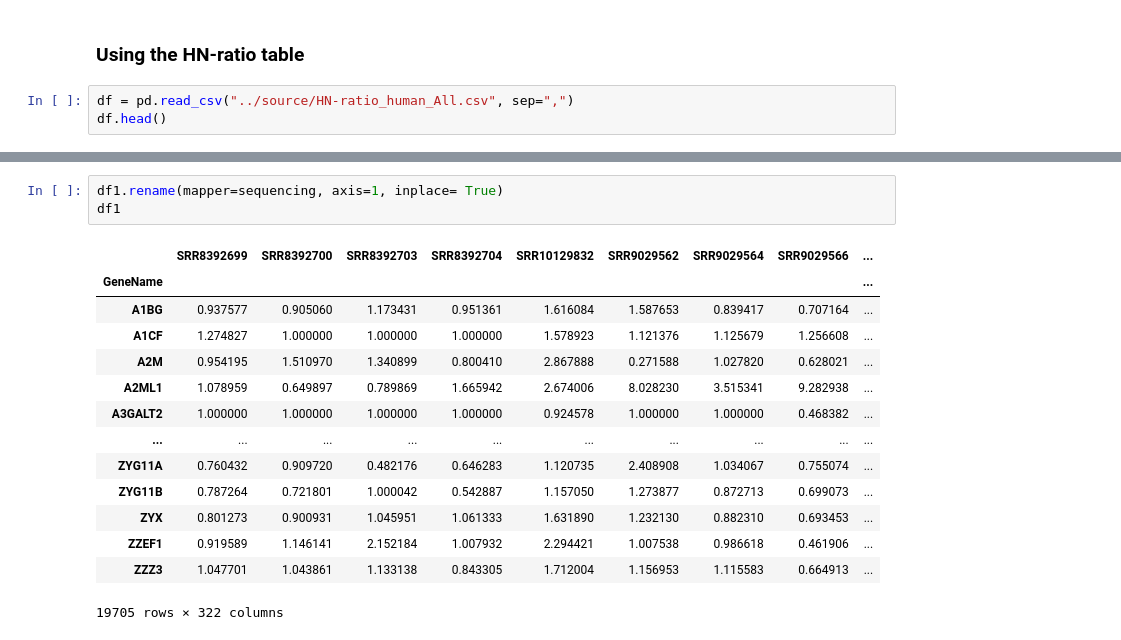
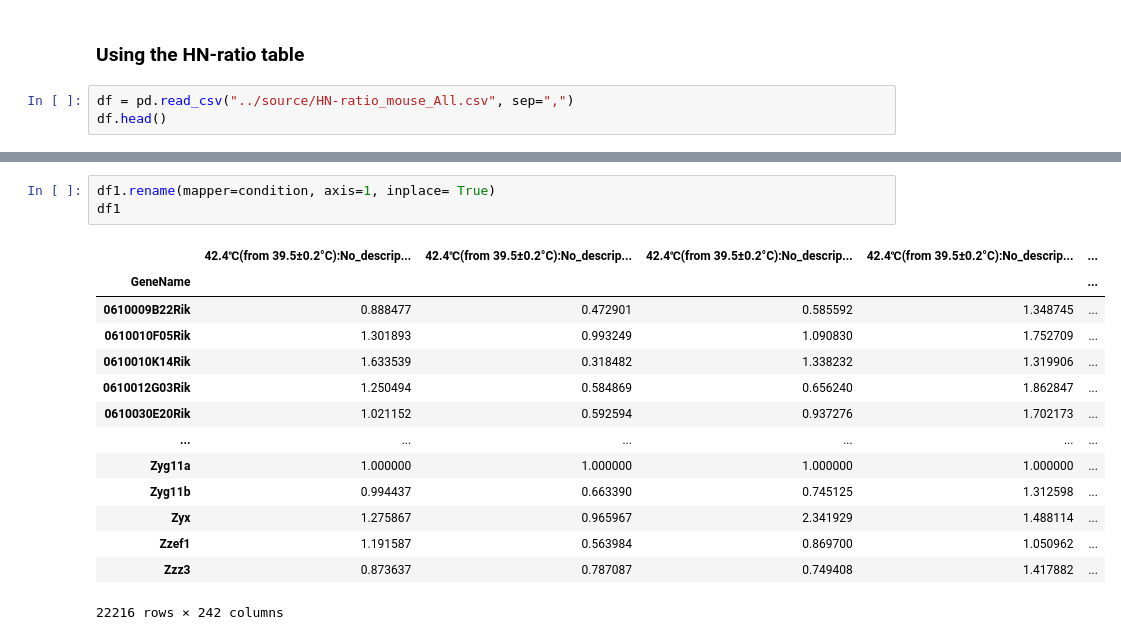
Before and after one commit to yonesora56/HS_code, a Jupyter notebook: 3_stacked_bar_graph/C_condition/HNscore_HN5_condition_type_mouse.ipynb, the cells around one changed output, grey strips where cells are left out. Cells and saved outputs as stored; diff of their text form.

```diff
--- a/3_stacked_bar_graph/C_condition/HNscore_HN5_condition_type_mouse.ipynb
+++ b/3_stacked_bar_graph/C_condition/HNscore_HN5_condition_type_mouse.ipynb
@@ -11,6 +11,6 @@ plt.style.use('ggplot')
 # %% [markdown]
 ### Using the HN-ratio table
 # %%
-df = pd.read_csv("../source/HN-ratio_human_All.csv", sep=",")
+df = pd.read_csv("../source/HN-ratio_mouse_All.csv", sep=",")
 df.head()
 # %% [output]
@@ -46,18 +46,18 @@ sequencing = {'SRR9601002': 'RNA-seq', 'SRR9601003': 'RNA-seq', 'SRR9601008': 'R
 # %%
-df1.rename(mapper=sequencing, axis=1, inplace= True)
+df1.rename(mapper=condition, axis=1, inplace= True)
 df1
 # %% [output]
-|  | SRR8392699 | SRR8392700 | SRR8392703 | SRR8392704 | SRR10129832 | SRR9029562 | SRR9029564 | SRR9029566 | ... |
-| GeneName |  |  |  |  |  |  |  |  | ... |
-| A1BG | 0.937577 | 0.905060 | 1.173431 | 0.951361 | 1.616084 | 1.587653 | 0.839417 | 0.707164 | ... |
-| A1CF | 1.274827 | 1.000000 | 1.000000 | 1.000000 | 1.578923 | 1.121376 | 1.125679 | 1.256608 | ... |
-| A2M | 0.954195 | 1.510970 | 1.340899 | 0.800410 | 2.867888 | 0.271588 | 1.027820 | 0.628021 | ... |
-| A2ML1 | 1.078959 | 0.649897 | 0.789869 | 1.665942 | 2.674006 | 8.028230 | 3.515341 | 9.282938 | ... |
-| A3GALT2 | 1.000000 | 1.000000 | 1.000000 | 1.000000 | 0.924578 | 1.000000 | 1.000000 | 0.468382 | ... |
-| ... | ... | ... | ... | ... | ... | ... | ... | ... | ... |
-| ZYG11A | 0.760432 | 0.909720 | 0.482176 | 0.646283 | 1.120735 | 2.408908 | 1.034067 | 0.755074 | ... |
-| ZYG11B | 0.787264 | 0.721801 | 1.000042 | 0.542887 | 1.157050 | 1.273877 | 0.872713 | 0.699073 | ... |
-| ZYX | 0.801273 | 0.900931 | 1.045951 | 1.061333 | 1.631890 | 1.232130 | 0.882310 | 0.693453 | ... |
-| ZZEF1 | 0.919589 | 1.146141 | 2.152184 | 1.007932 | 2.294421 | 1.007538 | 0.986618 | 0.461906 | ... |
-| ZZZ3 | 1.047701 | 1.043861 | 1.133138 | 0.843305 | 1.712004 | 1.156953 | 1.115583 | 0.664913 | ... |
+|  | 42.4℃(from 39.5±0.2°C):No_descrip... | 42.4℃(from 39.5±0.2°C):No_descrip... | 42.4℃(from 39.5±0.2°C):No_descrip... | 42.4℃(from 39.5±0.2°C):No_descrip... | ... |
+| GeneName |  |  |  |  | ... |
+| 0610009B22Rik | 0.888477 | 0.472901 | 0.585592 | 1.348745 | ... |
+| 0610010F05Rik | 1.301893 | 0.993249 | 1.090830 | 1.752709 | ... |
+| 0610010K14Rik | 1.633539 | 0.318482 | 1.338232 | 1.319906 | ... |
+| 0610012G03Rik | 1.250494 | 0.584869 | 0.656240 | 1.862847 | ... |
+| 0610030E20Rik | 1.021152 | 0.592594 | 0.937276 | 1.702173 | ... |
+| ... | ... | ... | ... | ... | ... |
+| Zyg11a | 1.000000 | 1.000000 | 1.000000 | 1.000000 | ... |
+| Zyg11b | 0.994437 | 0.663390 | 0.745125 | 1.312598 | ... |
+| Zyx | 1.275867 | 0.965967 | 2.341929 | 1.488114 | ... |
+| Zzef1 | 1.191587 | 0.563984 | 0.869700 | 1.050962 | ... |
+| Zzz3 | 0.873637 | 0.787087 | 0.749408 | 1.417882 | ... |
-19705 rows × 322 columns
+22216 rows × 242 columns
```
Also changed, not shown: parts of 10 cells of this notebook, 15 other files.
